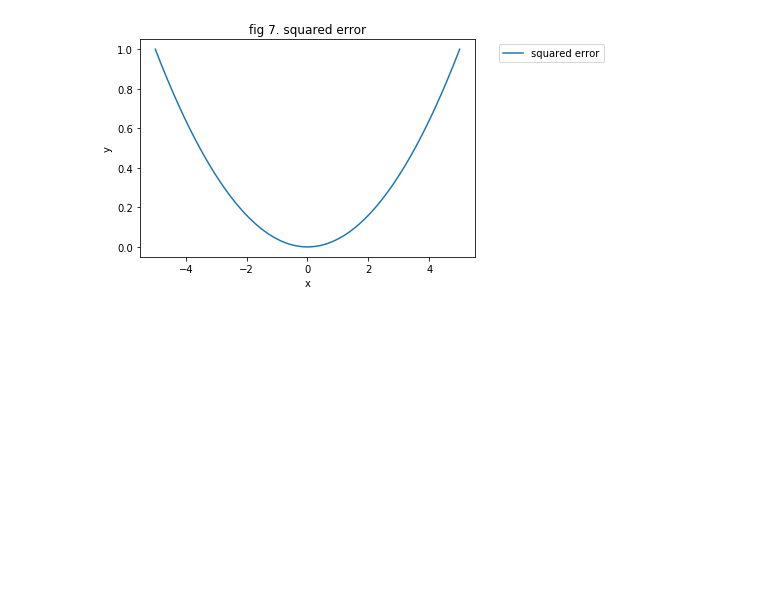
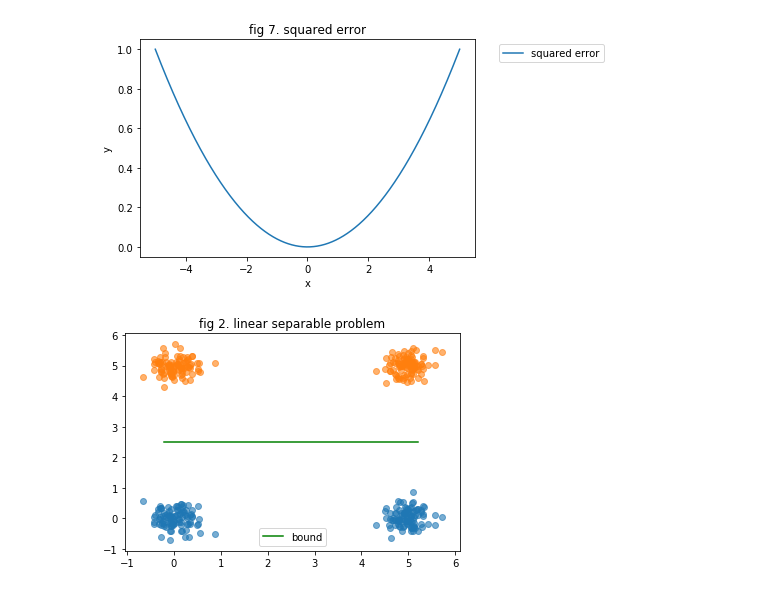
Before and after one commit to crcrpar/dl_material, a Jupyter notebook: util_notes/graphics_0.ipynb, the cells around one changed output. Cells and saved outputs as stored; diff of their text form; code cells hidden in the pictures; blank space fills up the shorter version.

```diff
--- a/util_notes/graphics_0.ipynb
+++ b/util_notes/graphics_0.ipynb
@@ -97,3 +97,31 @@ plt.close('all')
 [figure]
 [figure]
 [figure]
+# %%
+%matplotlib inline
+import numpy as np
+import scipy
+import matplotlib.pyplot as plt
+
+def gen_random(loc, size):
+    return list(np.random.normal(loc=loc, scale=0.25, size=size))
+
+# fig 2
+x0, x5, x00, x55 = gen_random(0.0, 100), gen_random(5.0, 100), gen_random(0.0, 100), gen_random(5.0, 100)
+a_x = x0 + x5
+a_y = x00 + x0
+b_x = x5 + x0
+b_y = x55 + x5
+y = [2.5] * 100
+x = np.linspace(-0.2, 5.2, 100)
+group_a = plt.scatter(a_x, a_y, alpha=0.6)
+group_b = plt.scatter(b_x, b_y, alpha=0.6)
+plt.plot(x, y, 'g', label='bound')
+plt.legend((group_a, group_b), ('group A', 'group B'), bbox_to_anchor=(1.3, 1))
+plt.legend()
+plt.title('fig 2. linear separable problem')
+plt.savefig('../images/fig_02.png')
+plt.show()
+plt.close('all')
+# %% [output]
+[figure, added]
```
Also changed, not shown: parts of 2 cells of this notebook, 1 other file.
